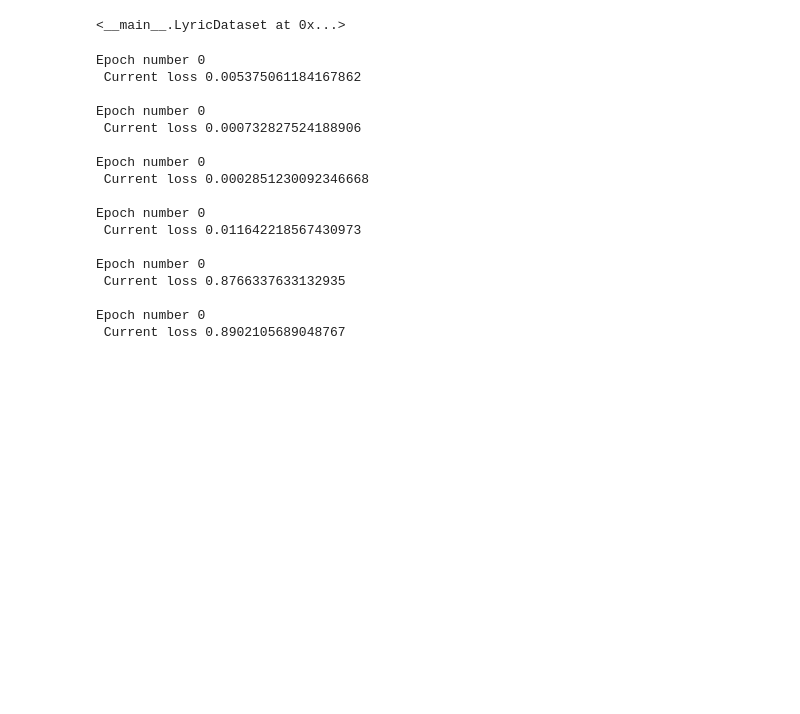
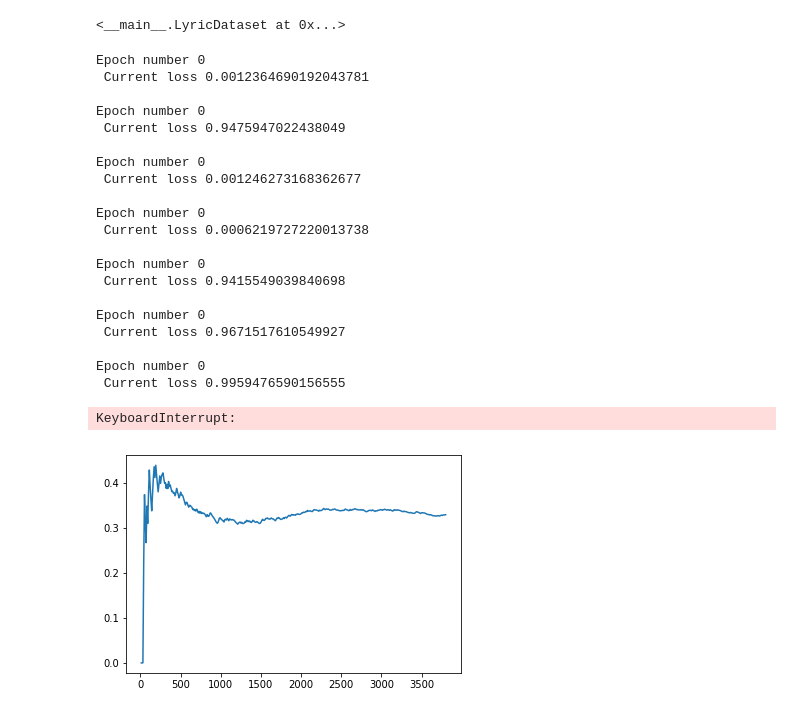
Before and after one commit to alexc2684/LyricNet, a Jupyter notebook: LyricNet.ipynb, the cells around one changed output. Drawn from its saved outputs; the diff is of its cells as text; code cells hidden in the pictures; blank space fills up the shorter version.

```diff
--- a/LyricNet.ipynb
+++ b/LyricNet.ipynb
@@ -46,26 +41,23 @@ def show_plot(iteration, loss):
     plt.show()
 # %%
 class SiameseLSTM(nn.Module):
-    hdim1 = 32
-#     hdim2 = 64
+    hdim = 32
     def __init__(self, embedding_dim, vocab_size):
         super(SiameseLSTM, self).__init__()
         self.embeddings = nn.Embedding(vocab_size, embedding_dim)
-        self.lstm1 = nn.LSTM(embedding_dim, self.hdim1)
-#         self.lstm2 = nn.LSTM(hdim1, hdim2)
+        self.lstm = nn.LSTM(embedding_dim, self.hdim, num_layers=2)#, bidirectional=True)
 
-        self.hidden1 = self.initHidden(self.hdim1)
-#         self.hidden2 = self.initHidden(hdim2)
-        self.output = nn.Linear(self.hdim1, 1)
+        self.hidden = self.initHidden(self.hdim)
+        self.output = nn.Linear(self.hdim, 1)
 
 
     def initHidden(self, dim):
-        return (autograd.Variable(torch.zeros(1, 1, dim)),
-        autograd.Variable(torch.zeros(1, 1, dim)))
+        return (autograd.Variable(torch.zeros(2, 1, dim)),
+        autograd.Variable(torch.zeros(2, 1, dim)))
 
     def forward_once(self, lyric):
         embeds = self.embeddings(lyric)
-        lstm_out, self.hidden1 = self.lstm1(
+        lstm_out, self.hidden = self.lstm(
             embeds.view(len(lyric), 1, -1), self.hidden1)
         scores = self.output(lstm_out.view(len(lyric), -1))
         return scores
@@ -161,16 +158,16 @@ train_dataloader = DataLoader(dataset,
 # %%
 counter = []
 loss_history = []
+avg_loss = []
 iteration = 0
 # %%
-EDIM = 32
+EDIM = 64
 
 model = SiameseLSTM(EDIM, len(word_to_ix))
 loss = nn.MSELoss()
 optimizer = optim.SGD(model.parameters(), lr=0.01)
-
 for epoch in range(5):
-    for i, data in enumerate(dataset,0):
+    for i, data in enumerate(dataset):
         song1, song2, label = data
         song1, song2 = prepare_sequence(song1, word_to_ix), prepare_sequence(song2, word_to_ix)
         label = Variable(torch.FloatTensor([label]))
@@ -185,22 +182,32 @@ for epoch in range(5):
             iteration += 10
             counter.append(iteration)
             loss_history.append(total_loss.data[0])
-show_plot(counter,loss_history)
+            avg_loss.append((sum(loss_history))/len(loss_history))
+        if i == 750:
+            break
 # %% [output]
 Epoch number 0
- Current loss 0.005375061184167862
+ Current loss 0.0012364690192043781
 
 Epoch number 0
- Current loss 0.000732827524188906
+ Current loss 0.9475947022438049
 
 Epoch number 0
- Current loss 0.0002851230092346668
+ Current loss 0.001246273168362677
 
 Epoch number 0
- Current loss 0.011642218567430973
+ Current loss 0.0006219727220013738
 
 Epoch number 0
- Current loss 0.8766337633132935
+ Current loss 0.9415549039840698
 
 Epoch number 0
- Current loss 0.8902105689048767
+ Current loss 0.9671517610549927
+
+Epoch number 0
+ Current loss 0.9959476590156555
+KeyboardInterrupt:
+# %%
+show_plot(counter,avg_loss)
+# %% [output]
+[figure, added]
```
Also changed, not shown: parts of 5 cells of this notebook, 3 other files.
